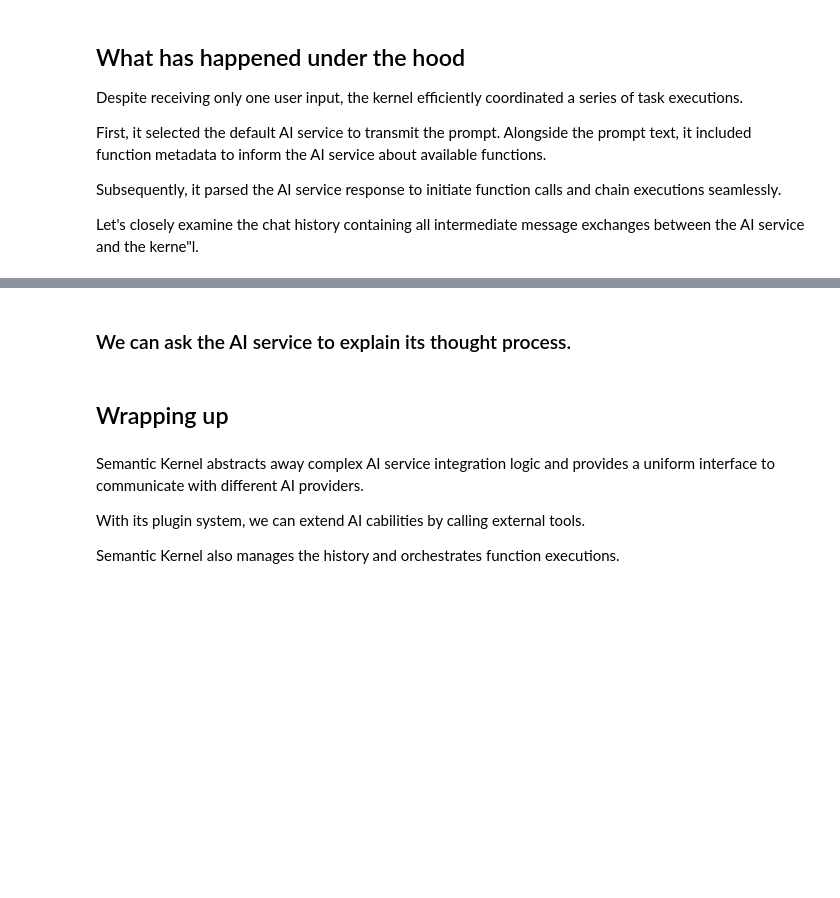
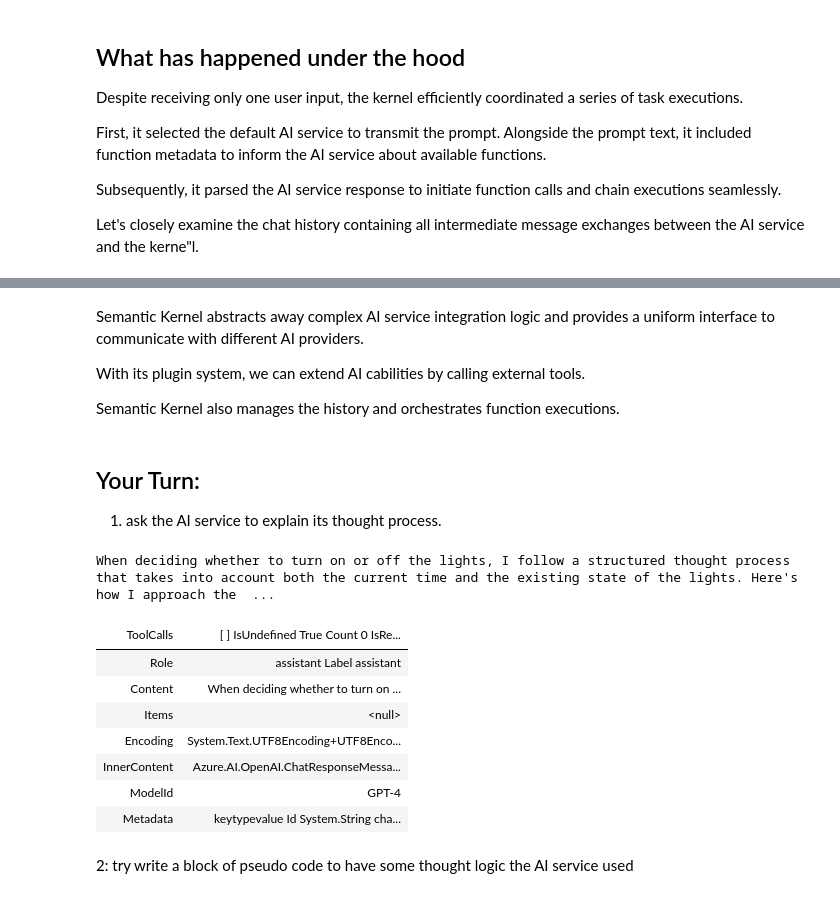
Before and after one commit to MonsterCoder/semantic-kernel-workshop-2024, a Jupyter notebook: notebooks/lab1-the-kernel.ipynb, the cells around one changed output, grey strips where cells are left out. Drawn from its saved outputs; the diff is of its cells as text; code cells hidden in the pictures; blank space fills up the shorter version.

```diff
--- a/notebooks/lab1-the-kernel.ipynb
+++ b/notebooks/lab1-the-kernel.ipynb
@@ -131,3 +133 @@ history.Display()
 | (values) | indextypevalue0Microsoft.Semantic... |
-# %% [markdown]
-### We can ask the AI service to explain its thought process.
@@ -145,8 +134,32 @@ result.Display()
-# %% [markdown]
-## Wrapping up
 # %% [markdown]
   Semantic Kernel abstracts away complex AI service integration logic and provides a uniform interface to communicate with different AI providers.
 
   With its plugin system, we can extend AI cabilities by calling external tools.
 
   Semantic Kernel also manages the history and orchestrates function executions.
+# %% [markdown]
+## Your Turn:
+1. ask the AI service to explain its thought process.
+# %%
+history.AddUserMessage("explain your thought process of turning on/off the lights");
+result = await chatCompletionService.GetChatMessageContentAsync(
+        history,
+        executionSettings: openAIPromptExecutionSettings,
+        kernel: kernel);
+
+// Add the message from the agent to the chat history
+history.AddMessage(result.Role, result.Content);
+
+result.Display()
+# %% [output]
+When deciding whether to turn on or off the lights, I follow a structured thought process that takes into account both the current time and the existing state of the lights. Here's how I approach the  ...
+| ToolCalls | [ ] IsUndefined True Count 0 IsRe... |
+| Role | assistant Label assistant |
+| Content | When deciding whether to turn on ... |
+| Items | <null> |
+| Encoding | System.Text.UTF8Encoding+UTF8Enco... |
+| InnerContent | Azure.AI.OpenAI.ChatResponseMessa... |
+| ModelId | GPT-4 |
+| Metadata | keytypevalue Id System.String cha... |
+# %% [markdown]
+2: try write a block of pseudo code to have some thought logic the AI service used
```
Also changed, not shown: parts of 4 cells of this notebook.
